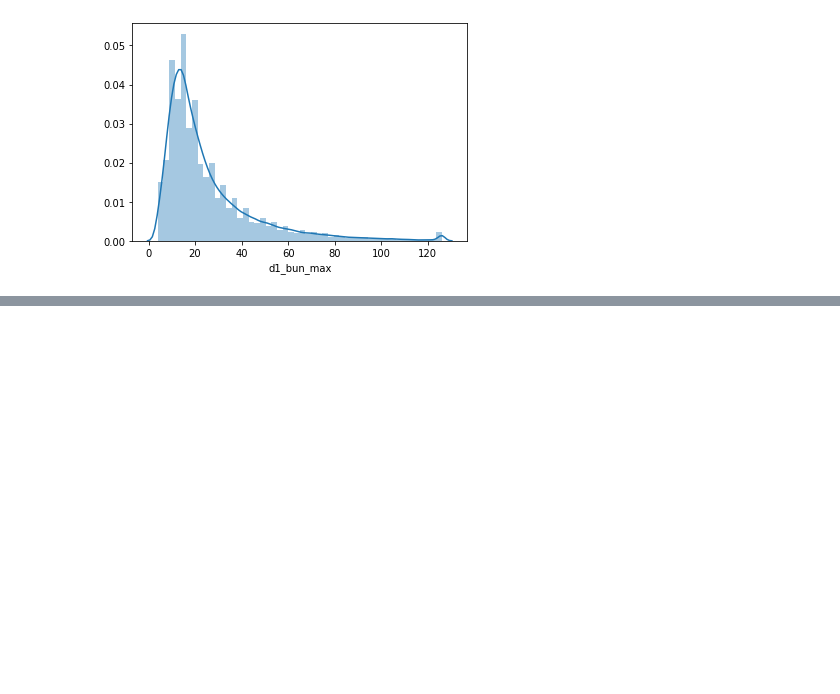
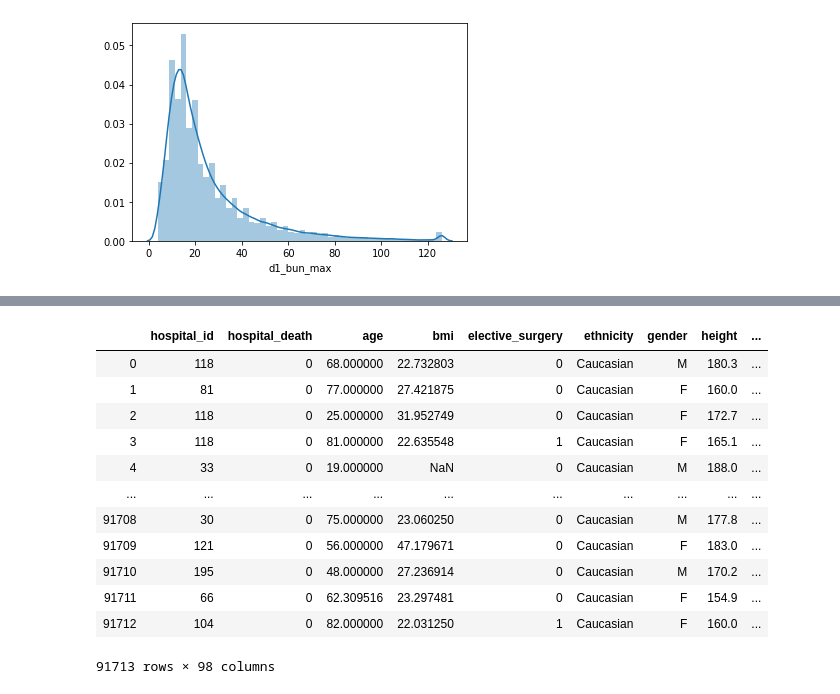
Before and after one commit to kathrinv/wids-datathon, a Jupyter notebook: data_cleaning_justin.ipynb, the cells around one changed output, grey strips where cells are left out. Drawn from its saved outputs; the diff is of its cells as text; code cells hidden in the pictures; blank space fills up the shorter version.

```diff
--- a/data_cleaning_justin.ipynb
+++ b/data_cleaning_justin.ipynb
@@ -262,3 +262,19 @@ df.corr()[(df.corr() > 0.5) | (df.corr() <-.5)]
 | leukemia | NaN | NaN | NaN | NaN | NaN | NaN | NaN | NaN | ... |
 | lymphoma | NaN | NaN | NaN | NaN | NaN | NaN | NaN | NaN | ... |
 | solid_tumor_with_metastasis | NaN | NaN | NaN | NaN | NaN | NaN | NaN | NaN | ... |
+# %%
+df
+# %% [output]
+|  | hospital_id | hospital_death | age | bmi | elective_surgery | ethnicity | gender | height | ... |
+| 0 | 118 | 0 | 68.000000 | 22.732803 | 0 | Caucasian | M | 180.3 | ... |
+| 1 | 81 | 0 | 77.000000 | 27.421875 | 0 | Caucasian | F | 160.0 | ... |
+| 2 | 118 | 0 | 25.000000 | 31.952749 | 0 | Caucasian | F | 172.7 | ... |
+| 3 | 118 | 0 | 81.000000 | 22.635548 | 1 | Caucasian | F | 165.1 | ... |
+| 4 | 33 | 0 | 19.000000 | NaN | 0 | Caucasian | M | 188.0 | ... |
+| ... | ... | ... | ... | ... | ... | ... | ... | ... | ... |
+| 91708 | 30 | 0 | 75.000000 | 23.060250 | 0 | Caucasian | M | 177.8 | ... |
+| 91709 | 121 | 0 | 56.000000 | 47.179671 | 0 | Caucasian | F | 183.0 | ... |
+| 91710 | 195 | 0 | 48.000000 | 27.236914 | 0 | Caucasian | M | 170.2 | ... |
+| 91711 | 66 | 0 | 62.309516 | 23.297481 | 0 | Caucasian | F | 154.9 | ... |
+| 91712 | 104 | 0 | 82.000000 | 22.031250 | 1 | Caucasian | F | 160.0 | ... |
+91713 rows × 98 columns
```
